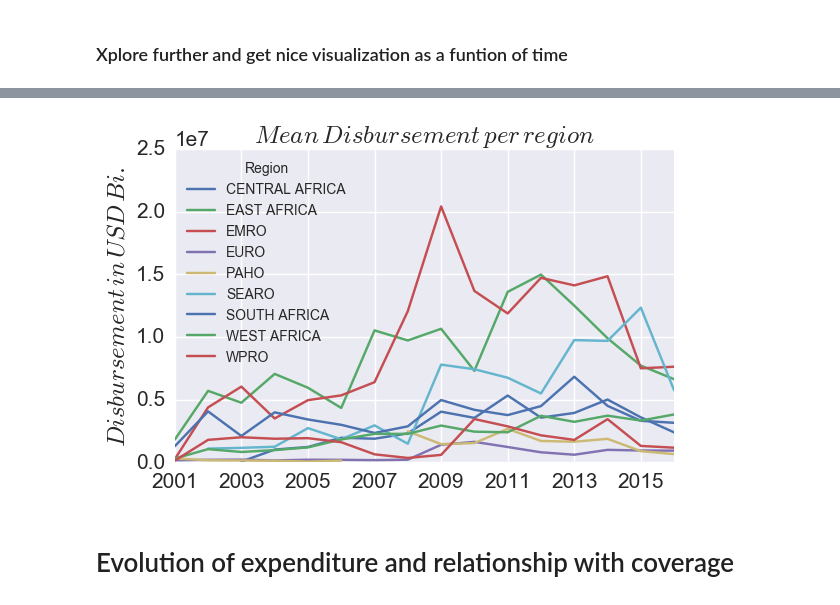
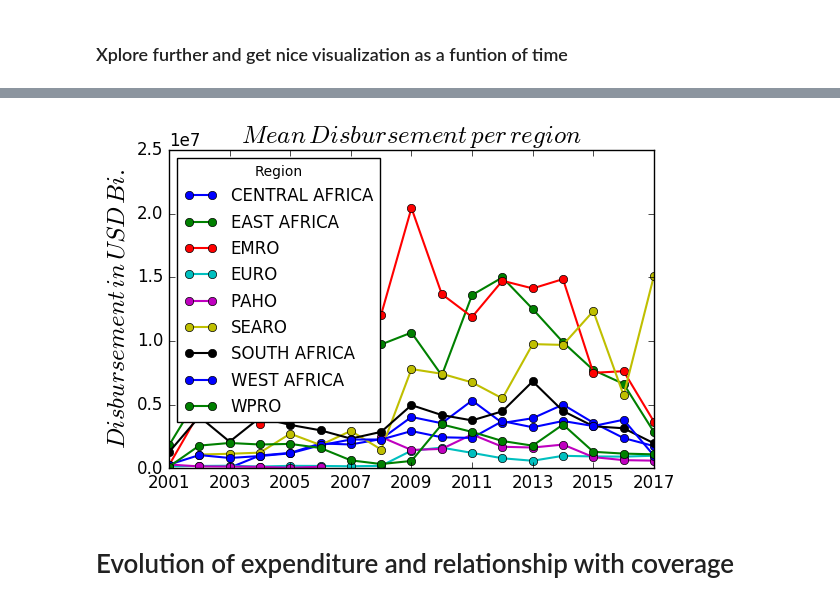
Before and after one commit to demosgill/deloitte_hack, a Jupyter notebook: V2 - Clean Functions .ipynb, the cells around one changed output, grey strips where cells are left out. Drawn from its saved outputs; the diff is of its cells as text; code cells hidden in the pictures.

```diff
--- a/V2 - Clean Functions .ipynb
+++ b/V2 - Clean Functions .ipynb
@@ -81,15 +55,17 @@ gd = gd.ix[gd.index[1:-1]]
 # %%
+data2 = pd.read_csv('data/'+'NGO_DataDisbursement.csv')
+
+gd = data2.groupby('Region').mean().T
+gd = gd.ix[gd.index[1:]]
+
 f, ax = plt.subplots(1,1,figsize=(6,4))
-#gd.mean(axis=1).plot(kind='area', color='k',alpha=0.3, ax=ax)
-#gd.mean(axis=1).plot(color='k', marker='s', ax=ax)
-#for i in gd.columns:
-gd.plot(ax=ax)
+gd.plot(ax=ax, marker='o', linewidth=1.5)
 plt.title(r'$Mean\, Disbursement\, per\, region$', fontsize=18)
 plt.ylabel('$Disbursement\, in\, USD\, Bi.$', fontsize=18)
 plt.tight_layout()
-plt.savefig('/Users/demos/Desktop/cnt.pdf')
+#plt.savefig('/Users/demos/Desktop/cnt.pdf')
 # %% [output]
-[figure, old version]
+[figure, new version]
 # %% [markdown]
 # Evolution of expenditure and relationship with coverage
 # %%
```
Also changed, not shown: parts of 26 cells of this notebook.
